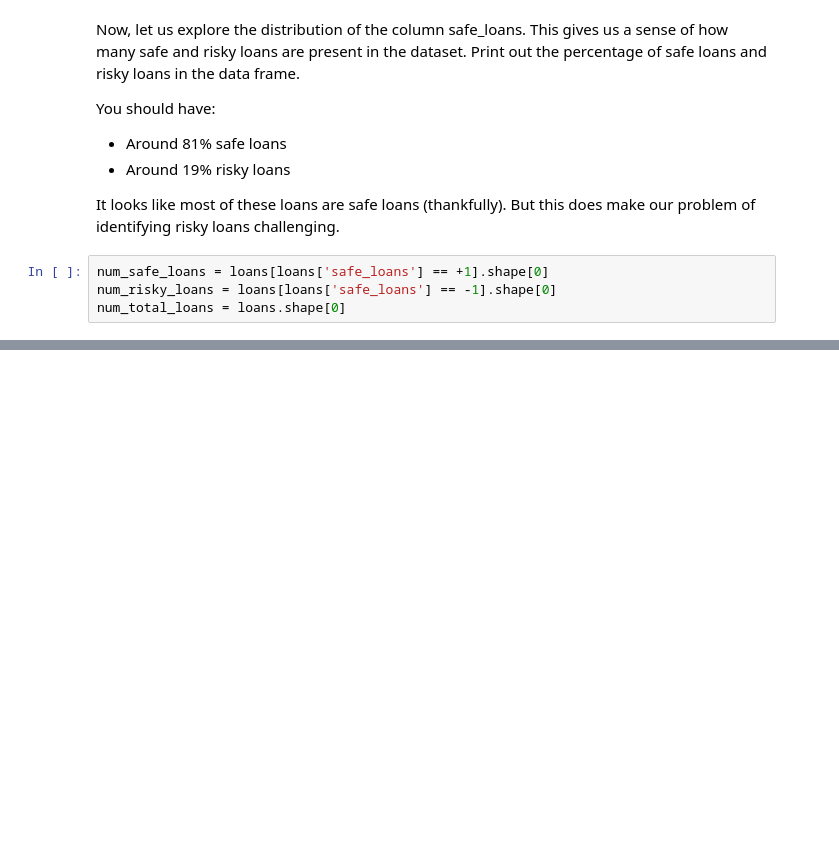
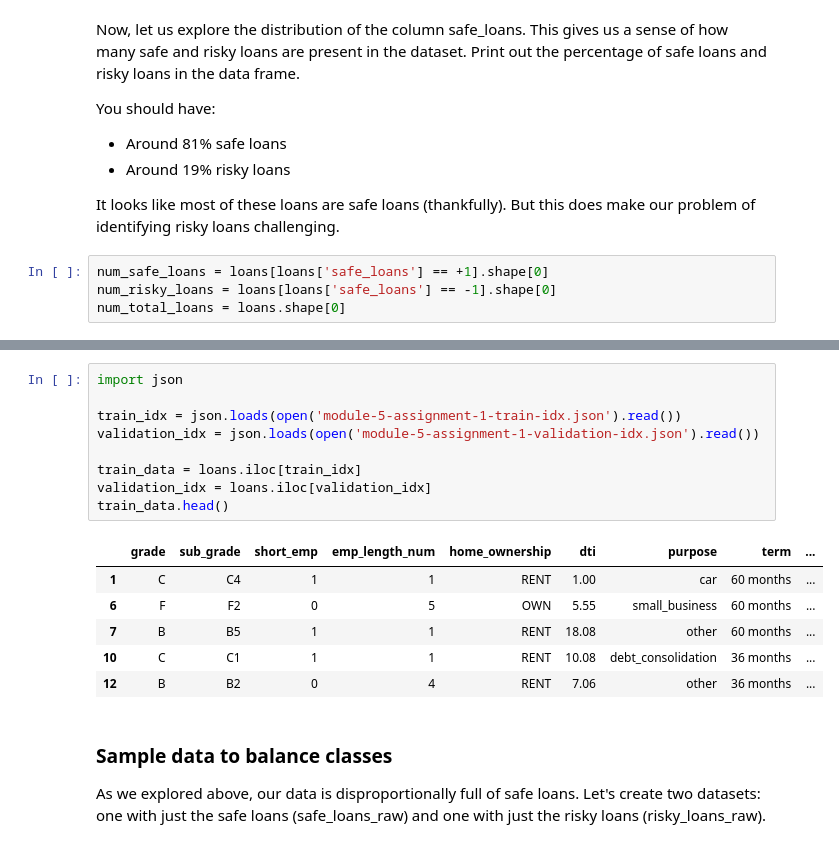
Before and after one commit to faiz-hasan11/NotesMachineLearning, a Jupyter notebook: Machine Learning Specialization UW/Course 3 Machine Learning: Classification/Classification Week 3 Identifying safe loans with decision trees.ipynb, the cells around one changed output, grey strips where cells are left out. Cells and saved outputs as stored; diff of their text form; blank space fills up the shorter version.

```diff
--- a/Machine Learning Specialization UW/Course 3 Machine Learning: Classification/Classification Week 3 Identifying safe loans with decision trees.ipynb
+++ b/Machine Learning Specialization UW/Course 3 Machine Learning: Classification/Classification Week 3 Identifying safe loans with decision trees.ipynb
@@ -95,0 +138,20 @@ print("the percentage of safe loans: ", num_safe_loans )
+# %%
+import json
+
+train_idx = json.loads(open('module-5-assignment-1-train-idx.json').read())
+validation_idx = json.loads(open('module-5-assignment-1-validation-idx.json').read())
+
+train_data = loans.iloc[train_idx]
+validation_idx = loans.iloc[validation_idx]
+train_data.head()
+# %% [output]
+|  | grade | sub_grade | short_emp | emp_length_num | home_ownership | dti | purpose | term | ... |
+| 1 | C | C4 | 1 | 1 | RENT | 1.00 | car | 60 months | ... |
+| 6 | F | F2 | 0 | 5 | OWN | 5.55 | small_business | 60 months | ... |
+| 7 | B | B5 | 1 | 1 | RENT | 18.08 | other | 60 months | ... |
+| 10 | C | C1 | 1 | 1 | RENT | 10.08 | debt_consolidation | 36 months | ... |
+| 12 | B | B2 | 0 | 4 | RENT | 7.06 | other | 36 months | ... |
+# %% [markdown]
+### Sample data to balance classes
+
+As we explored above, our data is disproportionally full of safe loans. Let's create two datasets: one with just the safe loans (safe_loans_raw) and one with just the risky loans (risky_loans_raw).
```
Also changed, not shown: parts of 13 cells of this notebook.
